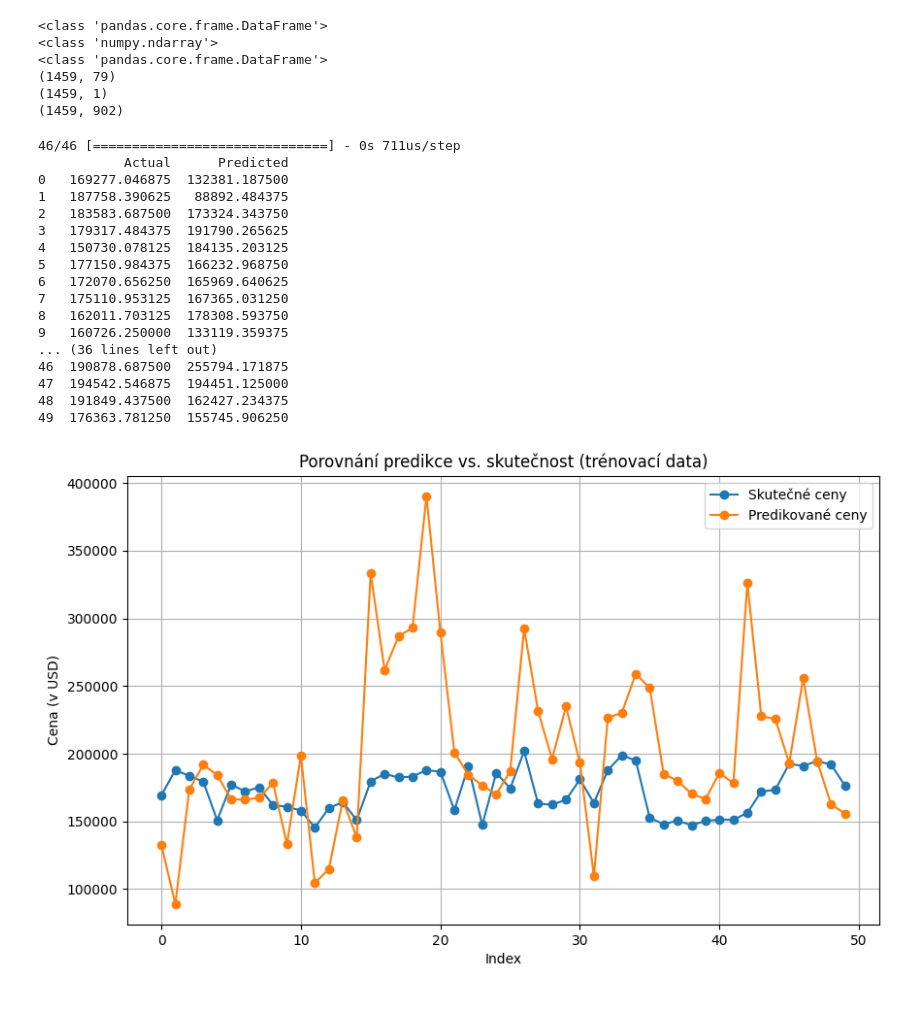
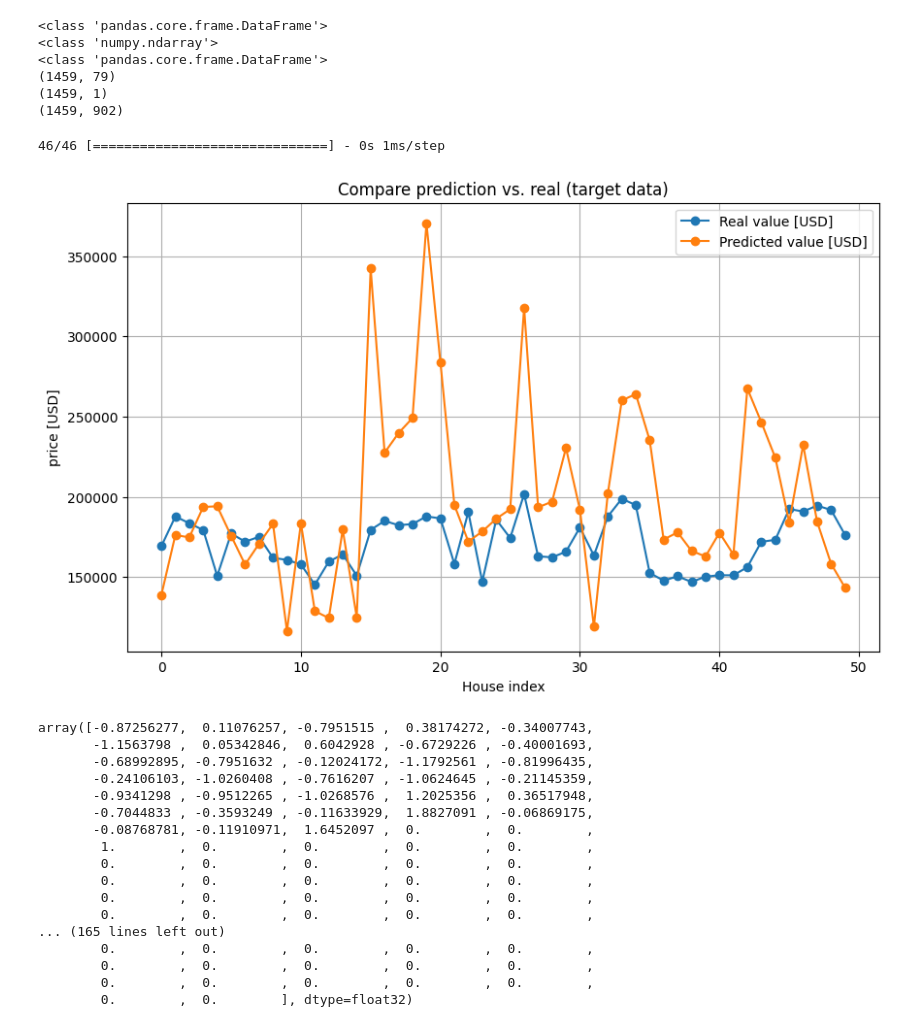
Before and after one commit to svehla-lukas/Kaggle_workShop, a Jupyter notebook: house_prices/dev_col_from_dataDesc.ipynb, the cells around one changed output. Drawn from its saved outputs; the diff is of its cells as text; code cells hidden in the pictures.

```diff
--- a/house_prices/dev_col_from_dataDesc.ipynb
+++ b/house_prices/dev_col_from_dataDesc.ipynb
@@ -234,7 +234,7 @@ model.compile(optimizer="adam", loss="mse", metrics=["mae"])
 history = model.fit(
     x_train,
     y_train,
-    epochs=25,
+    epochs=3,
     validation_data=(x_val, y_val),
     batch_size=64,
     callbacks=[early_stop],
@@ -409,41 +392,45 @@ print(x_target_df.shape)
 # %%
 y_pred_scaled = model.predict(x_target)
 
 y_pred_real = scaler_sale_price.inverse_transform(y_pred_scaled)
 y_test_real = y_target.reshape(-1, 1)
 
 results = pd.DataFrame(
     {"Actual": y_test_real.flatten(), "Predicted": y_pred_real.flatten()}
 )
 
 count = 50
-print(results.head(count))
+# print(round(results.head(count)))
 
 plt.figure(figsize=(10, 6))
-plt.plot(results["Actual"][:count], marker="o", label="Skutečné ceny")
-plt.plot(results["Predicted"][:count], marker="o", label="Predikované ceny")
-plt.title("Porovnání predikce vs. skutečnost (trénovací data)")
-plt.xlabel("Index")
-plt.ylabel("Cena (v USD)")
+plt.plot(results["Actual"][:count], marker="o", label="Real value [USD]")
+plt.plot(results["Predicted"][:count], marker="o", label="Predicted value [USD]")
+plt.title("Compare prediction vs. real (target data)")
+plt.xlabel("House index")
+plt.ylabel("price [USD]")
 plt.legend()
 plt.grid(True)
 plt.show()
 # %% [output]
-46/46 [==============================] - 0s 711us/step
-           Actual      Predicted
-0   169277.046875  132381.187500
-1   187758.390625   88892.484375
-2   183583.687500  173324.343750
-3   179317.484375  191790.265625
-4   150730.078125  184135.203125
-5   177150.984375  166232.968750
-6   172070.656250  165969.640625
-7   175110.953125  167365.031250
-8   162011.703125  178308.593750
-9   160726.250000  133119.359375
-... (36 lines left out)
-46  190878.687500  255794.171875
-47  194542.546875  194451.125000
-48  191849.437500  162427.234375
-49  176363.781250  155745.906250
+46/46 [==============================] - 0s 1ms/step
-[figure, old version]
+[figure, new version]
+# %%
+x_target[0]
+# %% [output]
+array([-0.87256277,  0.11076257, -0.7951515 ,  0.38174272, -0.34007743,
+       -1.1563798 ,  0.05342846,  0.6042928 , -0.6729226 , -0.40001693,
+       -0.68992895, -0.7951632 , -0.12024172, -1.1792561 , -0.81996435,
+       -0.24106103, -1.0260408 , -0.7616207 , -1.0624645 , -0.21145359,
+       -0.9341298 , -0.9512265 , -1.0268576 ,  1.2025356 ,  0.36517948,
+       -0.7044833 , -0.3593249 , -0.11633929,  1.8827091 , -0.06869175,
+       -0.08768781, -0.11910971,  1.6452097 ,  0.        ,  0.        ,
+        1.        ,  0.        ,  0.        ,  0.        ,  0.        ,
+        0.        ,  0.        ,  0.        ,  0.        ,  0.        ,
+        0.        ,  0.        ,  0.        ,  0.        ,  0.        ,
+        0.        ,  0.        ,  0.        ,  0.        ,  0.        ,
+        0.        ,  0.        ,  0.        ,  0.        ,  0.        ,
+... (165 lines left out)
+        0.        ,  0.        ,  0.        ,  0.        ,  0.        ,
+        0.        ,  0.        ,  0.        ,  0.        ,  0.        ,
+        0.        ,  0.        ,  0.        ,  0.        ,  0.        ,
+        0.        ,  0.        ], dtype=float32)
```
Also changed, not shown: parts of 5 cells of this notebook.
